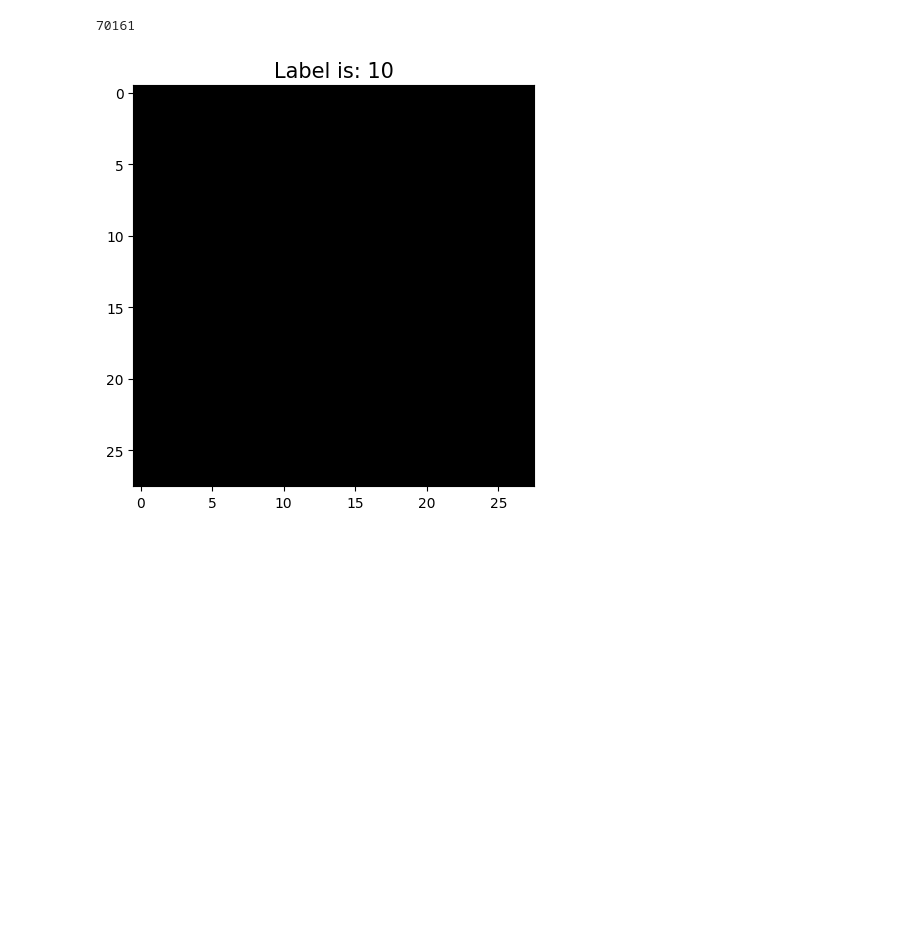
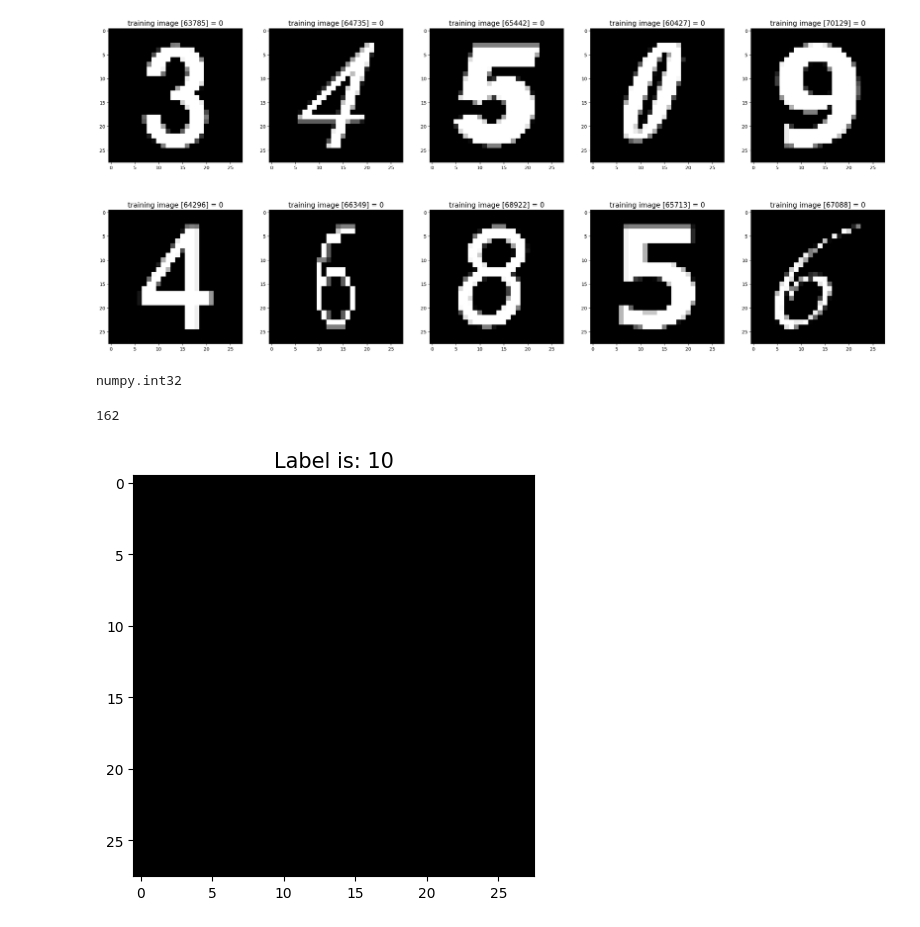
Before and after one commit to TijlJappens/NumberRecognition, a Jupyter notebook: NumberRecognitionTraining/Execution.ipynb, the cells around one changed output. Cells and saved outputs as stored; diff of their text form; code cells hidden in the pictures; blank space fills up the shorter version.

```diff
--- a/NumberRecognitionTraining/Execution.ipynb
+++ b/NumberRecognitionTraining/Execution.ipynb
@@ -59,5 +59,5 @@ show_images(images_2_show, titles_2_show)
 # %%
-font_loader = loader.FontDigitImageLoader(join(input_path,"Digits"))
+font_loader = loader.FontDigitImageLoader(join(input_path,"Digits"),1)
 # %%
 font_images = font_loader.GetImages()
 font_labels = font_loader.GetLabels()
@@ -66,3 +71,14 @@ y_train.extend(font_labels)
+# %%
+# Show some random training and test images
+images_2_show = []
+titles_2_show = []
+for i in range(0, 10):
+    r = random.randint(n_train_first, n_train_second-1)
+    images_2_show.append(x_train[r])
+    titles_2_show.append('training image [' + str(r) + '] = ' + str(y_train[r]))
+show_images(images_2_show, titles_2_show)
+# %% [output]
+[figure, added]
 # %%
 # Appending an empty image with 10 as label
 x_train.append(np.zeros((28,28)))
@@ -76,5 +108,9 @@ w[-1]=w[-1]*1000
+# %%
+type(sudoku_labels[0])
+# %% [output]
+numpy.int32
 # %%
-len(x_train)
+len(sudoku_data)
 # %% [output]
-70161
+162
 # %%
```
Also changed, not shown: parts of 19 cells of this notebook, 5 other files.
